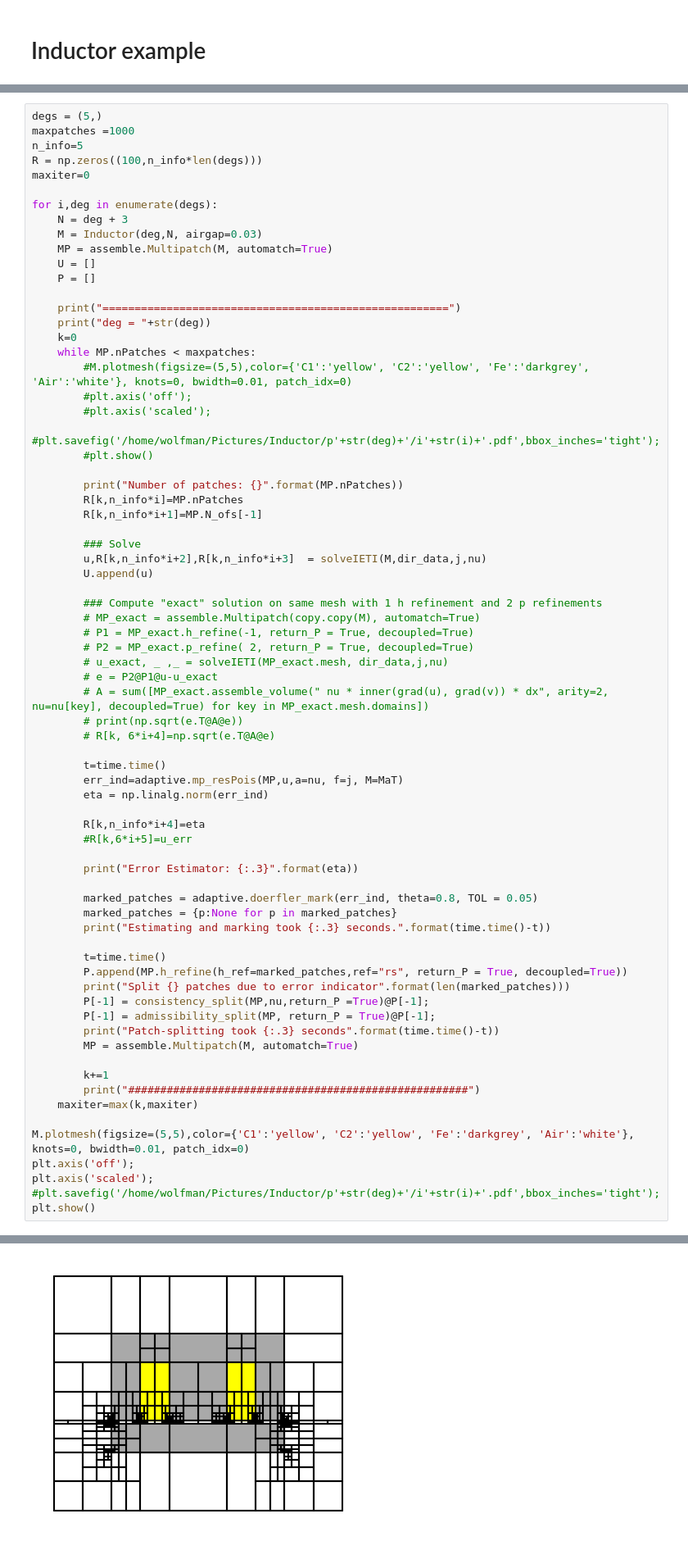
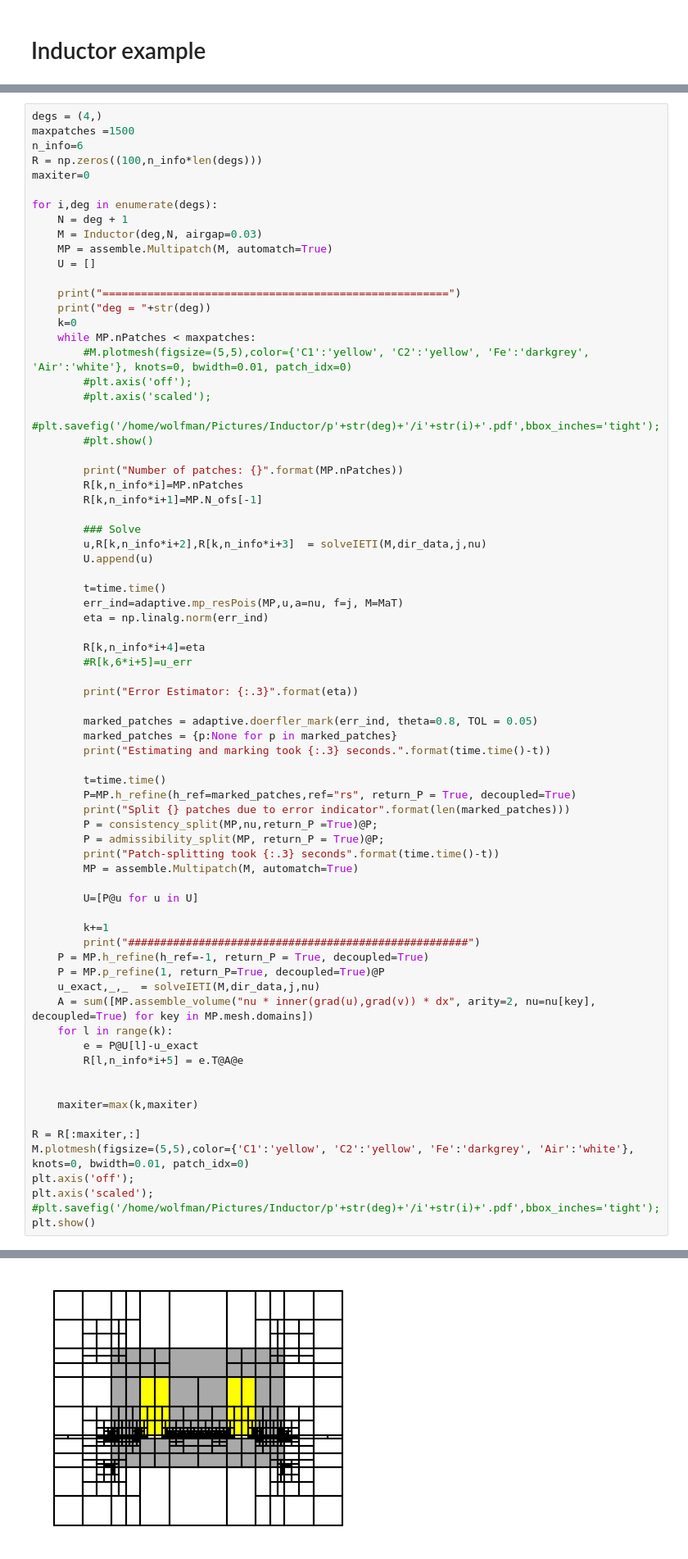
Before and after one commit to Stefan714/pyiga, a Jupyter notebook: notebooks/IETI.ipynb, the cells around one changed output, grey strips where cells are left out. Shown at 82% size. Drawn from its saved outputs; the diff is of its cells as text.

```diff
--- a/notebooks/IETI.ipynb
+++ b/notebooks/IETI.ipynb
@@ -1260,18 +1260,17 @@ j = {'C1': lambda x,y: 66/(0.125), 'C2':lambda x,y: -66/(0.125), 'Fe':lambda x,y
 MaT = {'C1': lambda x,y: (0.,0.), 'C2': lambda x,y:(0.,0.), 'Fe':lambda x,y:(0.,0.), 'Air': lambda x,y:(0.,0.)}
 dir_data = {0:0}
 # %%
-degs = (5,)
-maxpatches =1000
-n_info=5
+degs = (4,)
+maxpatches =1500
+n_info=6
 R = np.zeros((100,n_info*len(degs)))
 maxiter=0
 
 for i,deg in enumerate(degs):
-    N = deg + 3
+    N = deg + 1
     M = Inductor(deg,N, airgap=0.03)
     MP = assemble.Multipatch(M, automatch=True)
     U = []
-    P = []
 
     print("======================================================")
     print("deg = "+str(deg))
@@ -1291,16 +1290,6 @@ for i,deg in enumerate(degs):
         u,R[k,n_info*i+2],R[k,n_info*i+3]  = solveIETI(M,dir_data,j,nu)
         U.append(u)
 
-        ### Compute "exact" solution on same mesh with 1 h refinement and 2 p refinements
-        # MP_exact = assemble.Multipatch(copy.copy(M), automatch=True)
-        # P1 = MP_exact.h_refine(-1, return_P = True, decoupled=True)
-        # P2 = MP_exact.p_refine( 2, return_P = True, decoupled=True)
-        # u_exact, _ ,_ = solveIETI(MP_exact.mesh, dir_data,j,nu)
-        # e = P2@P1@u-u_exact
-        # A = sum([MP_exact.assemble_volume(" nu * inner(grad(u), grad(v)) * dx", arity=2, nu=nu[key], decoupled=True) for key in MP_exact.mesh.domains])
-        # print(np.sqrt(e.T@A@e))
-        # R[k, 6*i+4]=np.sqrt(e.T@A@e)
-
         t=time.time()
         err_ind=adaptive.mp_resPois(MP,u,a=nu, f=j, M=MaT)
         eta = np.linalg.norm(err_ind)
@@ -1315,17 +1304,29 @@ for i,deg in enumerate(degs):
         print("Estimating and marking took {:.3} seconds.".format(time.time()-t))
 
         t=time.time()
-        P.append(MP.h_refine(h_ref=marked_patches,ref="rs", return_P = True, decoupled=True))
+        P=MP.h_refine(h_ref=marked_patches,ref="rs", return_P = True, decoupled=True)
         print("Split {} patches due to error indicator".format(len(marked_patches)))
-        P[-1] = consistency_split(MP,nu,return_P =True)@P[-1];
-        P[-1] = admissibility_split(MP, return_P = True)@P[-1];
+        P = consistency_split(MP,nu,return_P =True)@P;
+        P = admissibility_split(MP, return_P = True)@P;
         print("Patch-splitting took {:.3} seconds".format(time.time()-t))
         MP = assemble.Multipatch(M, automatch=True)
 
+        U=[P@u for u in U]
+
         k+=1
         print("#####################################################")
+    P = MP.h_refine(h_ref=-1, return_P = True, decoupled=True)
+    P = MP.p_refine(1, return_P=True, decoupled=True)@P
+    u_exact,_,_  = solveIETI(M,dir_data,j,nu)
+    A = sum([MP.assemble_volume("nu * inner(grad(u),grad(v)) * dx", arity=2, nu=nu[key], decoupled=True) for key in MP.mesh.domains])
+    for l in range(k):
+        e = P@U[l]-u_exact
+        R[l,n_info*i+5] = e.T@A@e
+
+
     maxiter=max(k,maxiter)
 
+R = R[:maxiter,:]
 M.plotmesh(figsize=(5,5),color={'C1':'yellow', 'C2':'yellow', 'Fe':'darkgrey', 'Air':'white'}, knots=0, bwidth=0.01, patch_idx=0)
 plt.axis('off');
 plt.axis('scaled');
@@ -1352 +1353 @@ Basis setup took 0.03681588172912598 seconds
-[figure, old version]
+[figure, new version]
```
Also changed, not shown: parts of 2 cells of this notebook, 1 other file.
